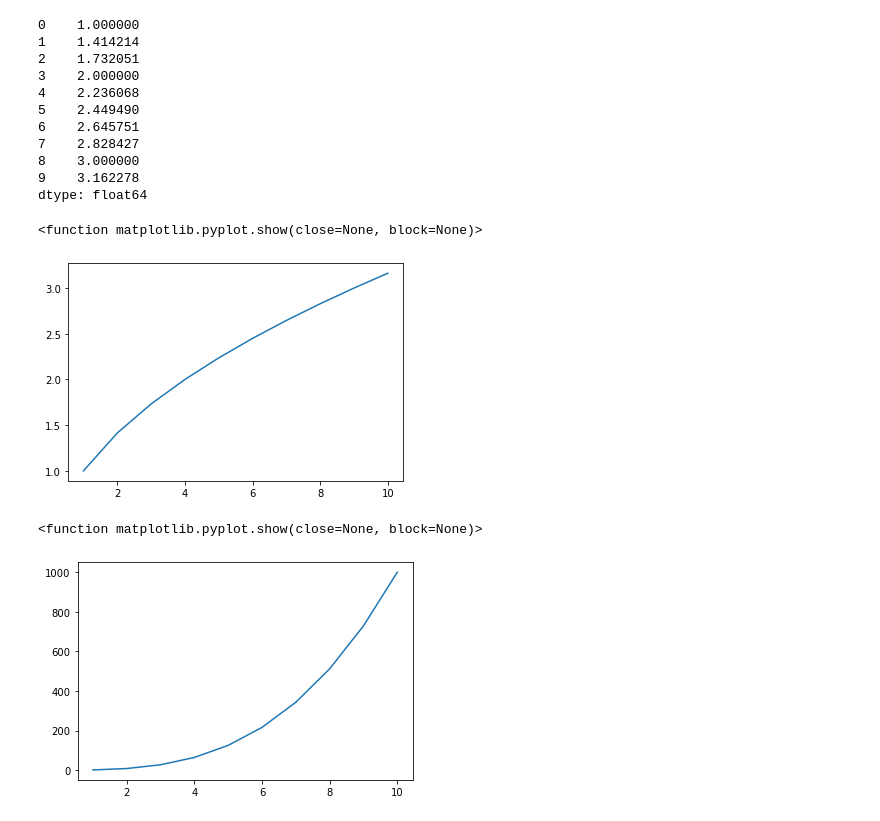
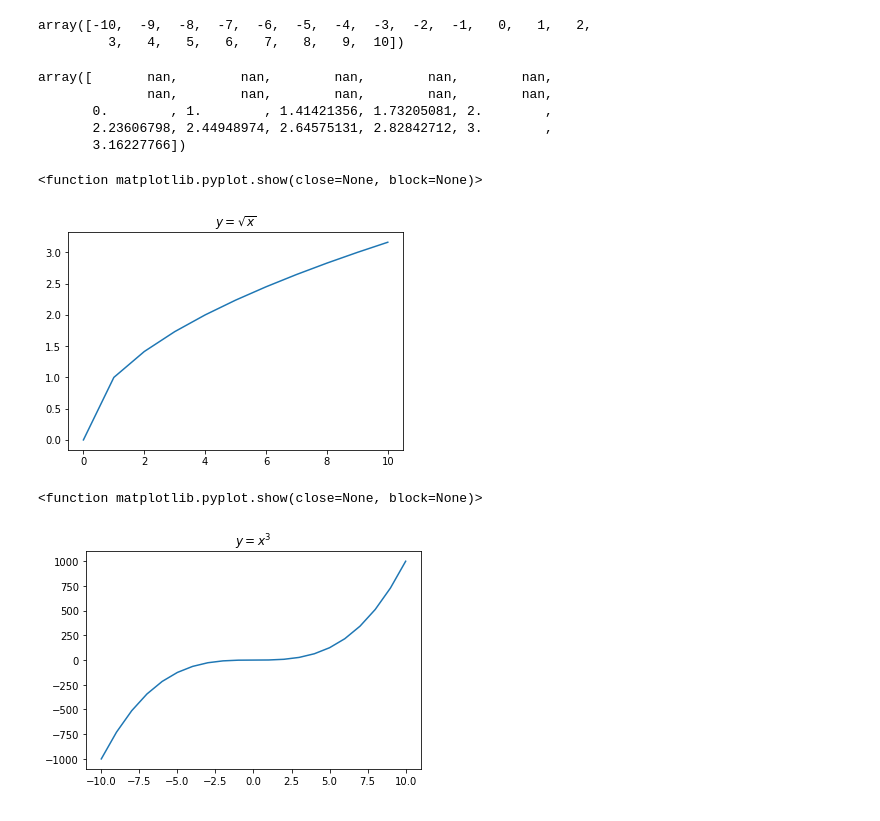
Before and after one commit to OKPTaylor/numpy-pandas-visualization-exercises, a Jupyter notebook: matplotlib_exercises.ipynb, the cells around one changed output. Saved outputs shown, nothing was run; the diff lists cells and outputs as text; code cells hidden in the pictures.

```diff
--- a/matplotlib_exercises.ipynb
+++ b/matplotlib_exercises.ipynb
@@ -9,6 +5,16 @@ y_list=[]
+# %%
+x = [-10, -9, -8, -7, -6, -5, -4, -3, -2, -1, 0, 1, 2, 3, 4, 5, 6, 7, 8, 9, 10]
+
+# do: x = np.array(range(-10, 11))
 # %%
+#long way of doing it
+"""
 for number in x:
     y = ((number * number) - number) + 2
     y_list.append(y)
 
 y_list
+
+"""
+x = np.array(x)
+y = x**2 - x + 2
@@ -22,6 +31,2 @@ plt.show()
 # %%
 #2
-# %%
-x = [1,2,3,4,5,6,7,8,9,10]
-x_series = pd.Series(x)
-x_series
@@ -40,22 +33,23 @@ dtype: int64
+# %%
+
+x
+# %% [output]
+array([-10,  -9,  -8,  -7,  -6,  -5,  -4,  -3,  -2,  -1,   0,   1,   2,
+         3,   4,   5,   6,   7,   8,   9,  10])
 # %%
-y1 = np.sqrt(x_series)
+y1 = np.sqrt(x)
 y1
 # %% [output]
-0    1.000000
-1    1.414214
-2    1.732051
-3    2.000000
-4    2.236068
-5    2.449490
-6    2.645751
-7    2.828427
-8    3.000000
-9    3.162278
-dtype: float64
+array([       nan,        nan,        nan,        nan,        nan,
+              nan,        nan,        nan,        nan,        nan,
+       0.        , 1.        , 1.41421356, 1.73205081, 2.        ,
+       2.23606798, 2.44948974, 2.64575131, 2.82842712, 3.        ,
+       3.16227766])
 # %%
-plt.plot(x_series, y1)
+plt.plot(x, y1)
+plt.title('$y = \sqrt{x}$')
 plt.show
 # %% [output]
 <function matplotlib.pyplot.show(close=None, block=None)>
-[figure, old version]
+[figure, new version]
 # %%
@@ -63,6 +57,7 @@ y2 = np.power(x_series, 3)
 # %%
-plt.plot(x_series, y2)
+plt.plot(x, y2)
+plt.title("$y = x^3$")
 plt.show
 # %% [output]
 <function matplotlib.pyplot.show(close=None, block=None)>
-[figure, old version]
+[figure, new version]
```
Also changed, not shown: parts of 16 cells of this notebook.
